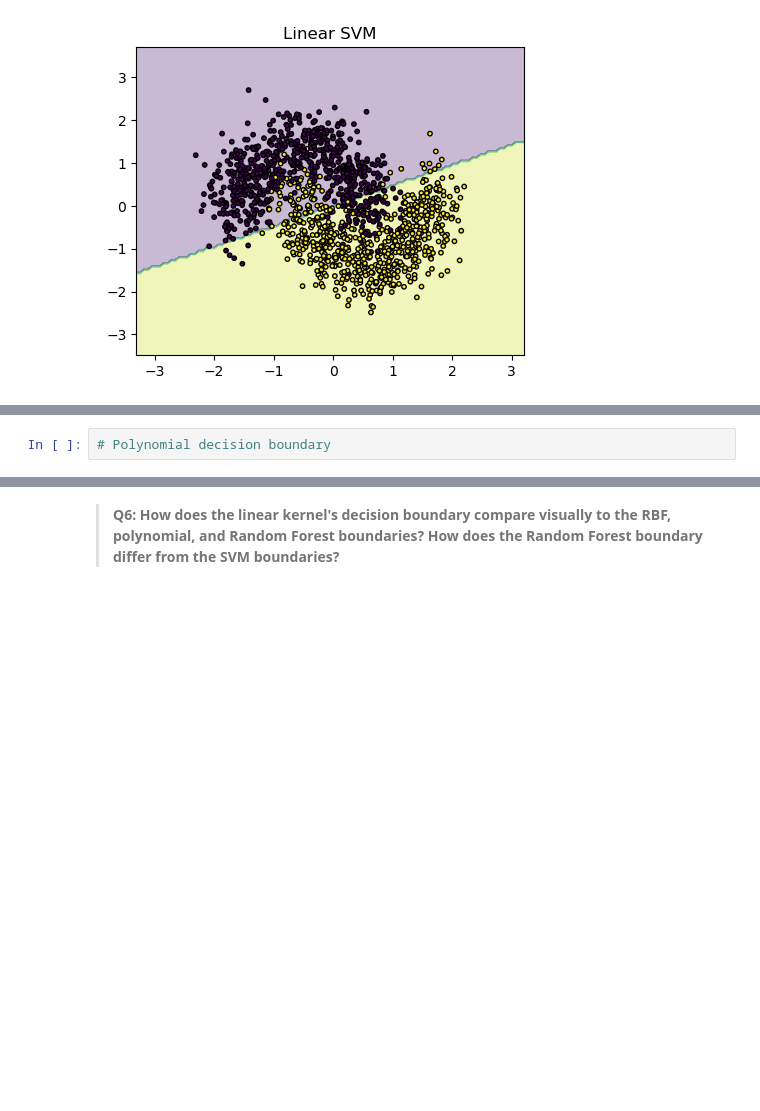
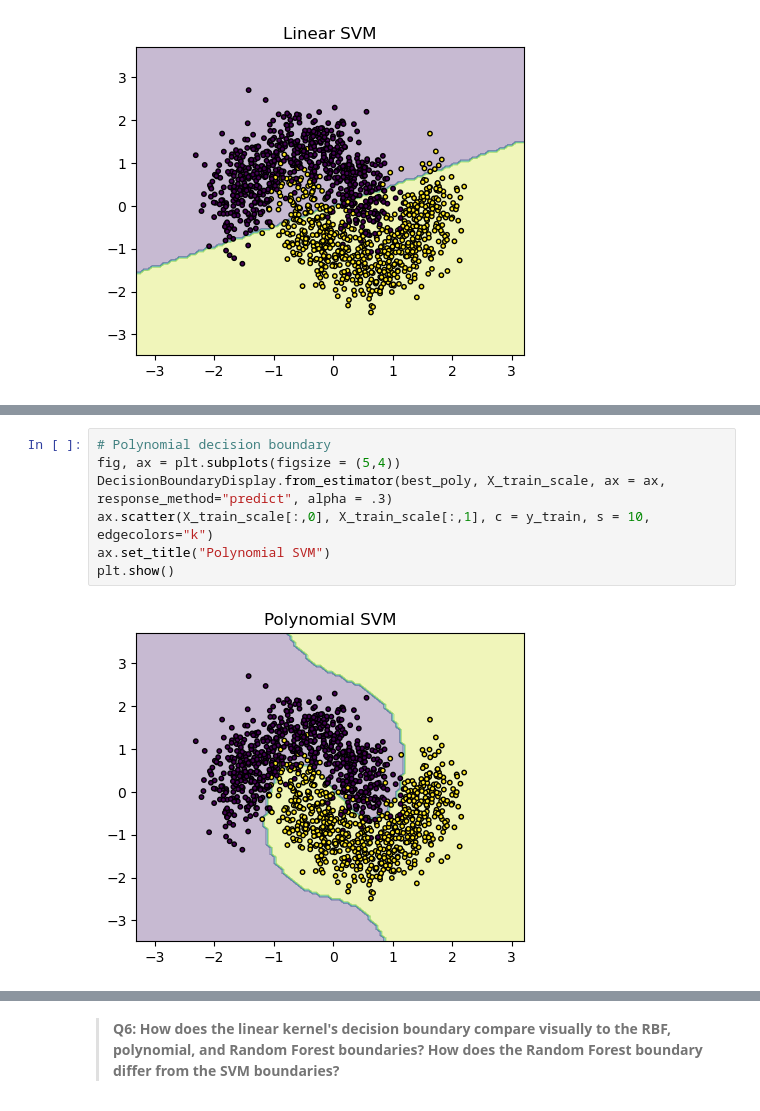
Before and after one commit to vedikaS-byte/eds232-labs, a Jupyter notebook: lab8.ipynb, the cells around one changed output, grey strips where cells are left out. Drawn from its saved outputs; the diff is of its cells as text; blank space fills up the shorter version.

```diff
--- a/lab8.ipynb
+++ b/lab8.ipynb
@@ -420,2 +425,9 @@ plt.show()
 # %%
 # Polynomial decision boundary
+fig, ax = plt.subplots(figsize = (5,4))
+DecisionBoundaryDisplay.from_estimator(best_poly, X_train_scale, ax = ax, response_method="predict", alpha = .3)
+ax.scatter(X_train_scale[:,0], X_train_scale[:,1], c = y_train, s = 10, edgecolors="k")
+ax.set_title("Polynomial SVM")
+plt.show()
+# %% [output]
+[figure, added]
```
Also changed, not shown: parts of 14 cells of this notebook.
